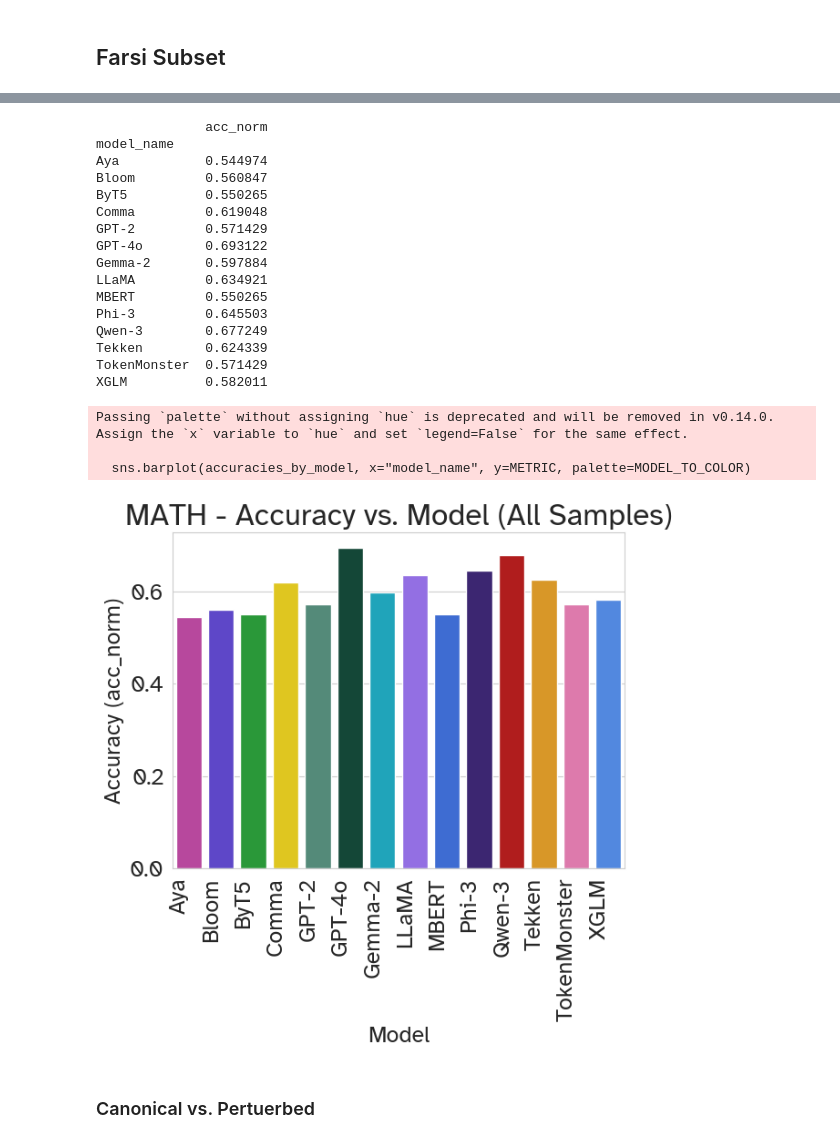
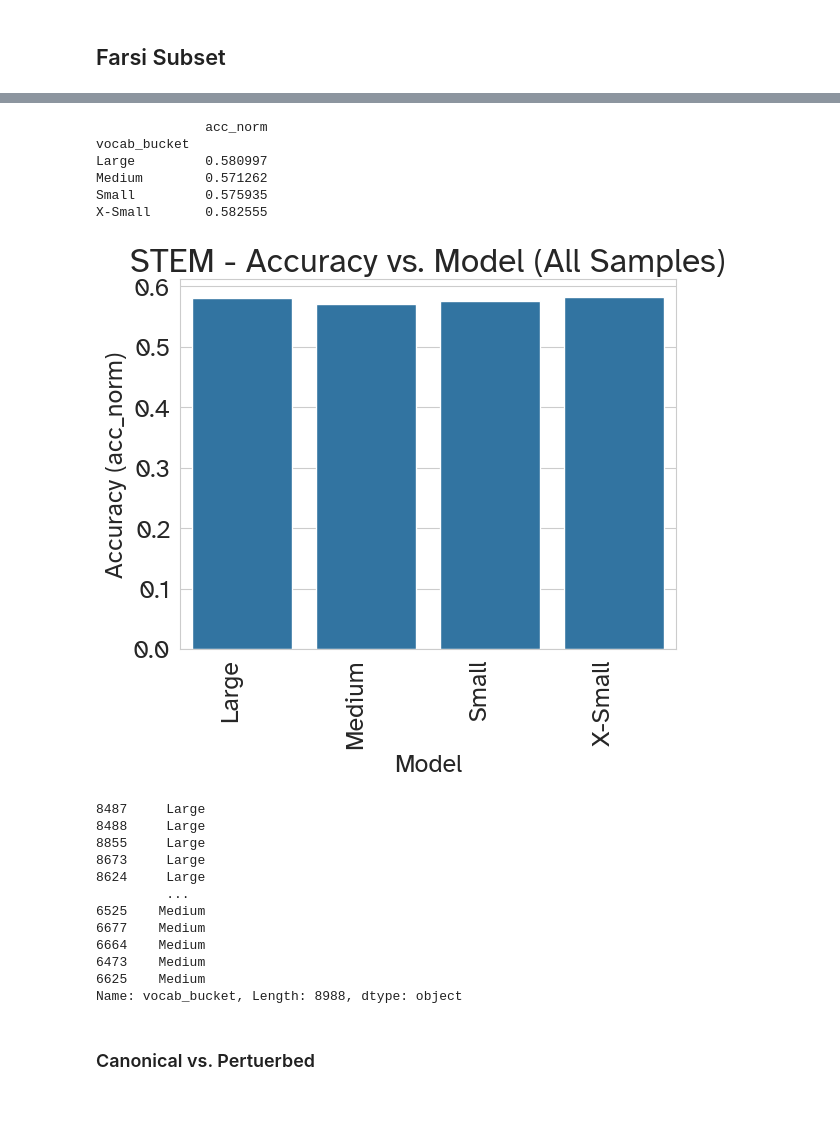
Before and after one commit to r-three/Tokenizers, a Jupyter notebook: notebooks/paper-benchmark-plots.ipynb, the cells around one changed output, grey strips where cells are left out. Cells and saved outputs as stored; diff of their text form; code cells hidden in the pictures; blank space fills up the shorter version.

```diff
--- a/notebooks/paper-benchmark-plots.ipynb
+++ b/notebooks/paper-benchmark-plots.ipynb
@@ -176,22 +186,25 @@ code_pattern = "*tokenizer_robustness_completion_turkish*"
 title_pattern = "Turkish - "
 OUTPUT_DIR = OUTPUT_DIR_/"turkish"
 
-# code_pattern = "*tokenizer_robustness_completion_stem*"
-# title_pattern = "STEM - "
-# OUTPUT_DIR = OUTPUT_DIR_/"stem"
+code_pattern = "*tokenizer_robustness_completion_stem*"
+title_pattern = "STEM - "
+OUTPUT_DIR = OUTPUT_DIR_/"stem"
 
+# code_pattern = "*tokenizer_robustness_completion_math*"
+# title_pattern = "MATH - "
+# OUTPUT_DIR = OUTPUT_DIR_/"math"
 
-code_pattern = "*tokenizer_robustness_completion_math*"
-title_pattern = "MATH - "
-OUTPUT_DIR = OUTPUT_DIR_/"math"
-
-code_pattern = "*tokenizer_robustness_completion_english*"
-title_pattern = "English - "
-OUTPUT_DIR = OUTPUT_DIR_/"english"
+# code_pattern = "*tokenizer_robustness_completion_english*"
+# title_pattern = "English - "
+# OUTPUT_DIR = OUTPUT_DIR_/"english"
 
 # code_pattern = "*tokenizer_robustness_completion_chinese*"
 # title_pattern = "Chinese - "
 # OUTPUT_DIR = OUTPUT_DIR_/"chinese"
+
+# code_pattern = "*tokenizer_robustness_completion_italian*"
+# title_pattern = "Italian - "
+# OUTPUT_DIR = OUTPUT_DIR_/"italian"
 
 SUFFIX = suffix.lower().replace("(","").replace(")","")
 OUTPUT_DIR = OUTPUT_DIR/SUFFIX
@@ -215,12 +253,17 @@ all_samples = load_all_samples(
     match_date=False,
     simplify_df=True,
 )
+
+task_counts = all_samples.groupby("task")["model_name"].value_counts().groupby(level=0).mean()
+valid_tasks = task_counts[task_counts>=5].index
+all_samples = all_samples[all_samples["task"].isin(valid_tasks)]
 all_samples["is_canonical"] = (
     all_samples["variation_id"].apply(lambda x: str(x).split(".")[1]) == "0"
 )
 all_samples = all_samples[all_samples["subcategories"] != "Turkish, Numerical formats"]
 all_samples = all_samples[all_samples["task"] != "tokenizer_robustness_completion_english_space_additions"]
-
+valid_tasks = all_samples.pivot_table(index=["model_name", "task"], values=METRIC, aggfunc="count")
+all_samples = all_samples
 samples, canonical_df, perturbed_df = get_canonical_and_perturbed_df(
     all_samples,
     only_keep_canonical_true=only_keep_canonical_true,
@@ -279,38 +335,43 @@ pv
 # %%
 ### Here using ALL SAMPLES
 
+XAXIS = "model_name"
+XAXIS = "vocab_bucket"
 accuracies_by_model = all_samples.pivot_table(
-    index="model_name", values=METRIC, aggfunc="mean"
+    index=XAXIS, values=METRIC, aggfunc="mean"
 )
-sns.barplot(accuracies_by_model, x="model_name", y=METRIC, palette=MODEL_TO_COLOR)
+sns.barplot(accuracies_by_model, x=XAXIS, y=METRIC)
+# sns.barplot(accuracies_by_model, x=XAXIS, y=METRIC, palette=MODEL_TO_COLOR)
 plt.xticks(rotation=90, ha="right")
 plt.xlabel("Model")
 plt.ylabel(f"Accuracy ({METRIC})")
 plt.title(f"{title_pattern}Accuracy vs. Model (All Samples)")
 plt.savefig(OUTPUT_DIR/f"all_samples_{METRIC}.pdf", pad_inches=0, bbox_inches="tight")
 
 print(accuracies_by_model)
 # %% [output]
               acc_norm
-model_name
-Aya           0.544974
-Bloom         0.560847
-ByT5          0.550265
-Comma         0.619048
-GPT-2         0.571429
-GPT-4o        0.693122
-Gemma-2       0.597884
-LLaMA         0.634921
-MBERT         0.550265
-Phi-3         0.645503
-Qwen-3        0.677249
-Tekken        0.624339
-TokenMonster  0.571429
-XGLM          0.582011
+vocab_bucket
+Large         0.580997
+Medium        0.571262
+Small         0.575935
+X-Small       0.582555
-Passing `palette` without assigning `hue` is deprecated and will be removed in v0.14.0. Assign the `x` variable to `hue` and set `legend=False` for the same effect.
-
-  sns.barplot(accuracies_by_model, x="model_name", y=METRIC, palette=MODEL_TO_COLOR)
-[figure, old version]
+[figure, new version]
+# %%
+samples["vocab_bucket"]
+# %% [output]
+8487     Large
+8488     Large
+8855     Large
+8673     Large
+8624     Large
+         ...
+6525    Medium
+6677    Medium
+6664    Medium
+6473    Medium
+6625    Medium
+Name: vocab_bucket, Length: 8988, dtype: object
 # %% [markdown]
 ### Canonical vs. Pertuerbed
 # %%
```
Also changed, not shown: parts of 12 cells of this notebook, 1 other file.
